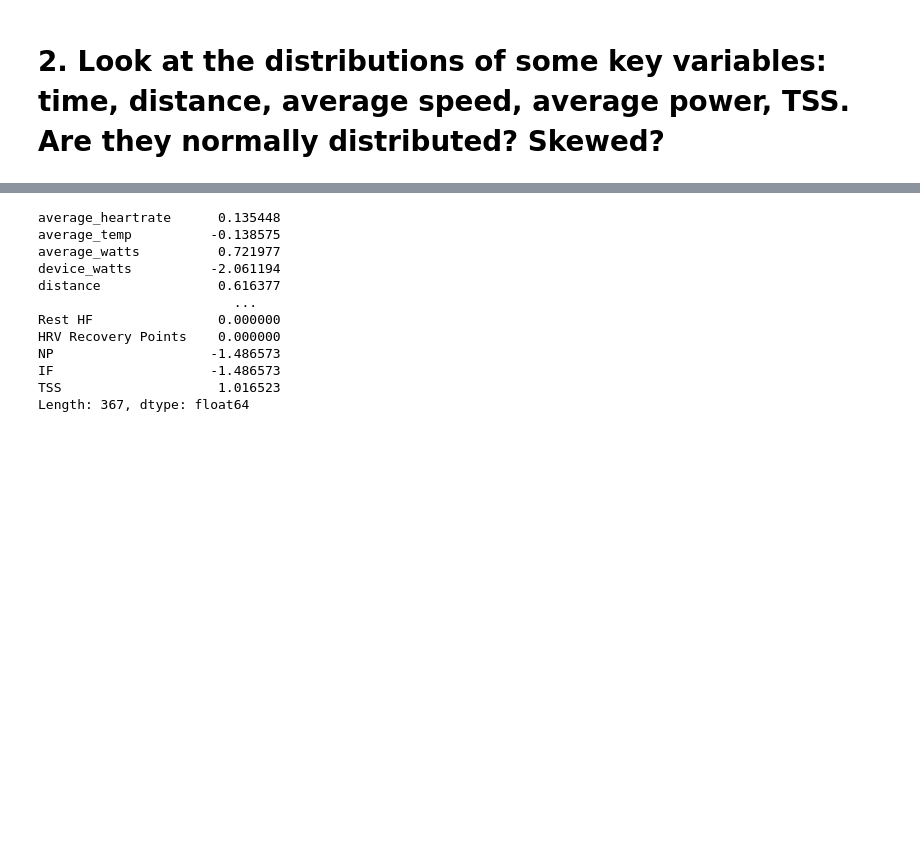
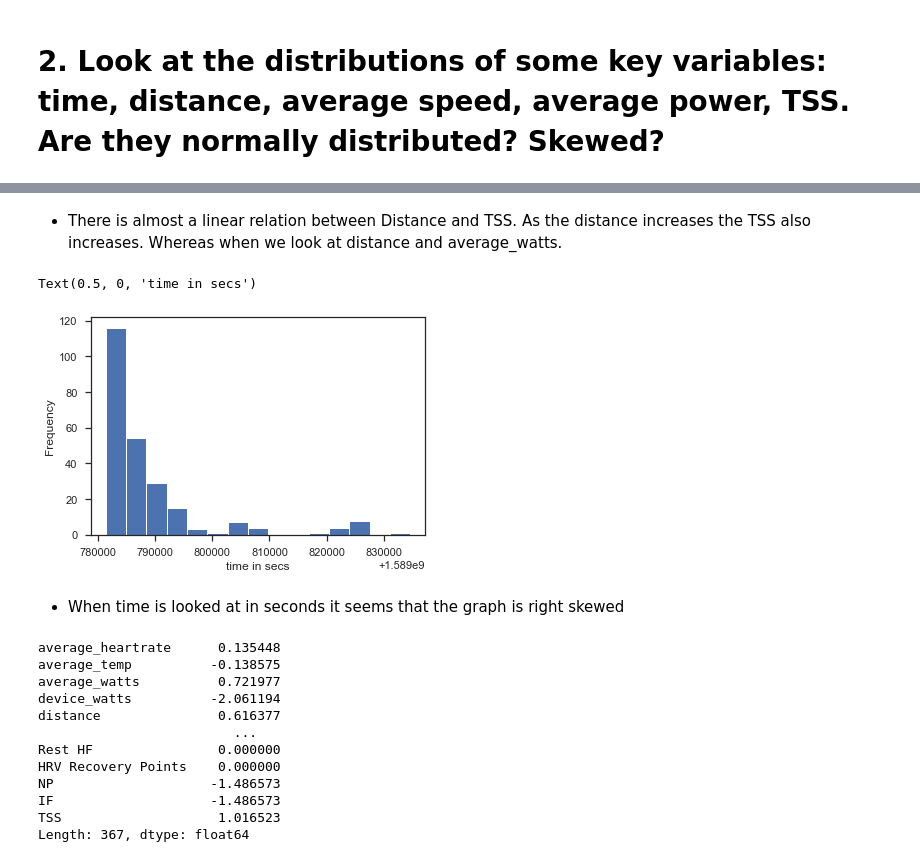
Before and after one commit to bhagyashreedhebe/Portfolios, a Jupyter notebook: Portfolio 1.ipynb, the cells around one changed output, grey strips where cells are left out. Saved outputs shown, nothing was run; the diff lists cells and outputs as text; code cells hidden in the pictures; blank space fills up the shorter version.

```diff
--- a/Portfolio 1.ipynb
+++ b/Portfolio 1.ipynb
@@ -219,3 +230,13 @@ Text(0.5, 0, 'distance')
+# %% [markdown]
+* There is almost a linear relation between Distance and TSS. As the distance increases the TSS also increases. Whereas when we look at distance and average_watts.
+# %%
+pd.to_timedelta(joined_df['time']).dt.total_seconds().plot.hist(bins=15)
+plt.xlabel('time in secs')
+# %% [output]
+Text(0.5, 0, 'time in secs')
+[figure, added]
+# %% [markdown]
+* When time is looked at in seconds it seems that the graph is right skewed
 # %%
 joined_df.skew(axis=0, skipna=True)
 # %% [output]
```
Also changed, not shown: parts of 36 cells of this notebook, 1 other file.
